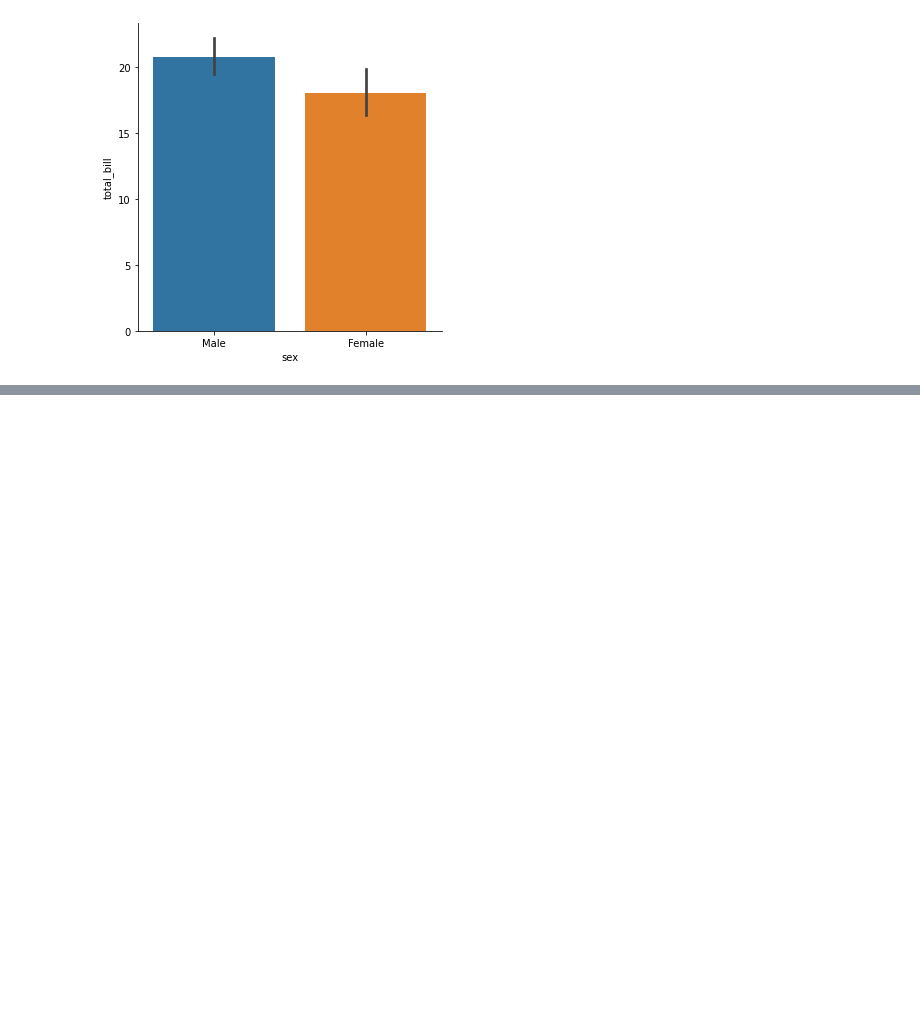
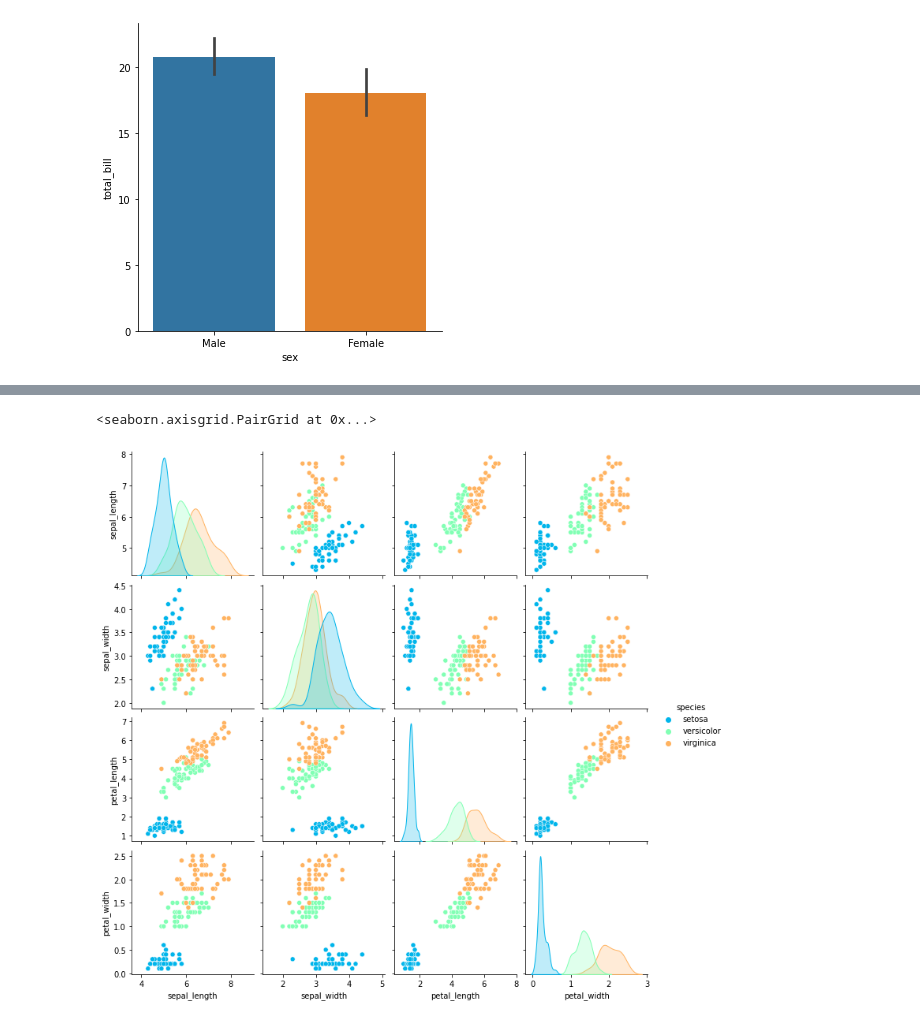
Before and after one commit to NooshinRajabi/Python-for-Data-Science-and-Machine-Learning, a Jupyter notebook: Seaborn/Seaborn.ipynb, the cells around one changed output, grey strips where cells are left out. Cells and saved outputs as stored; diff of their text form; code cells hidden in the pictures; blank space fills up the shorter version.

```diff
--- a/Seaborn/Seaborn.ipynb
+++ b/Seaborn/Seaborn.ipynb
@@ -359,0 +382,5 @@ sns.clustermap(fp,cmap='coolwarm',standard_scale=1)
+# %%
+sns.pairplot(iris,hue='species',palette='rainbow')
+# %% [output]
+<seaborn.axisgrid.PairGrid at 0x...>
+[figure, added]
```
Also changed, not shown: parts of 36 cells of this notebook.
